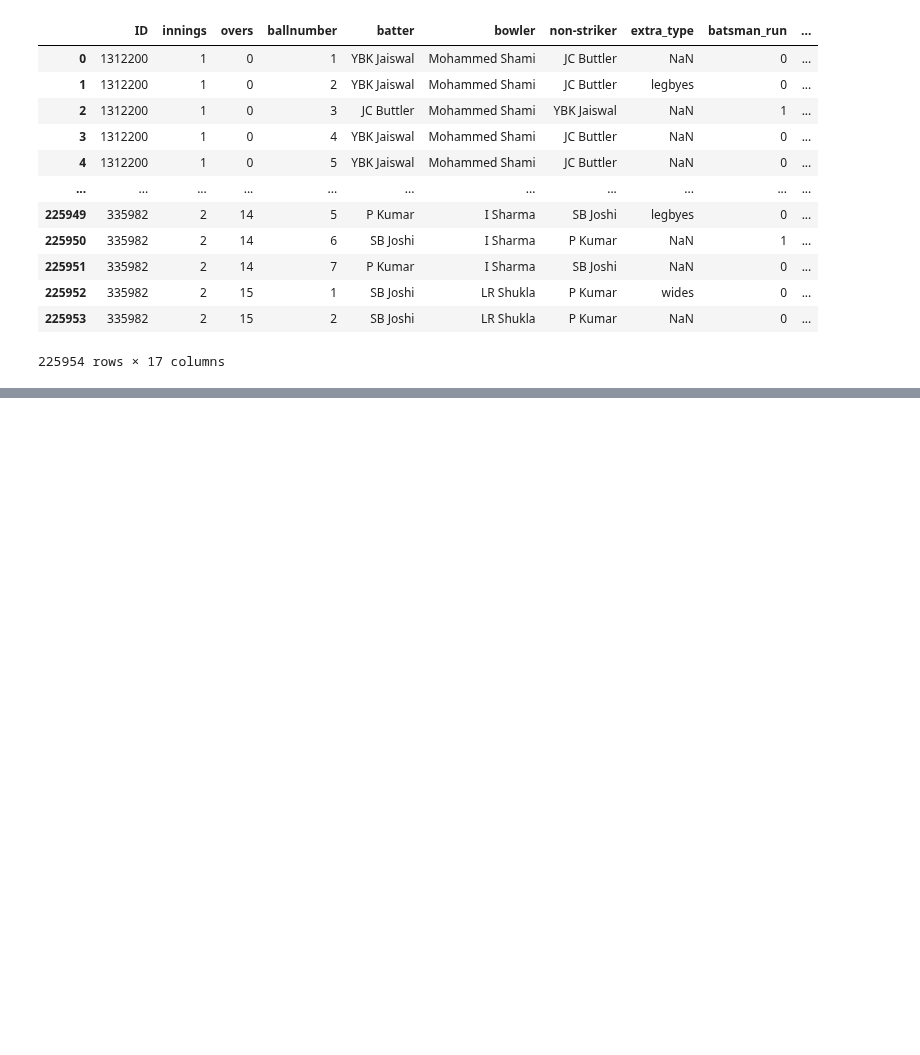
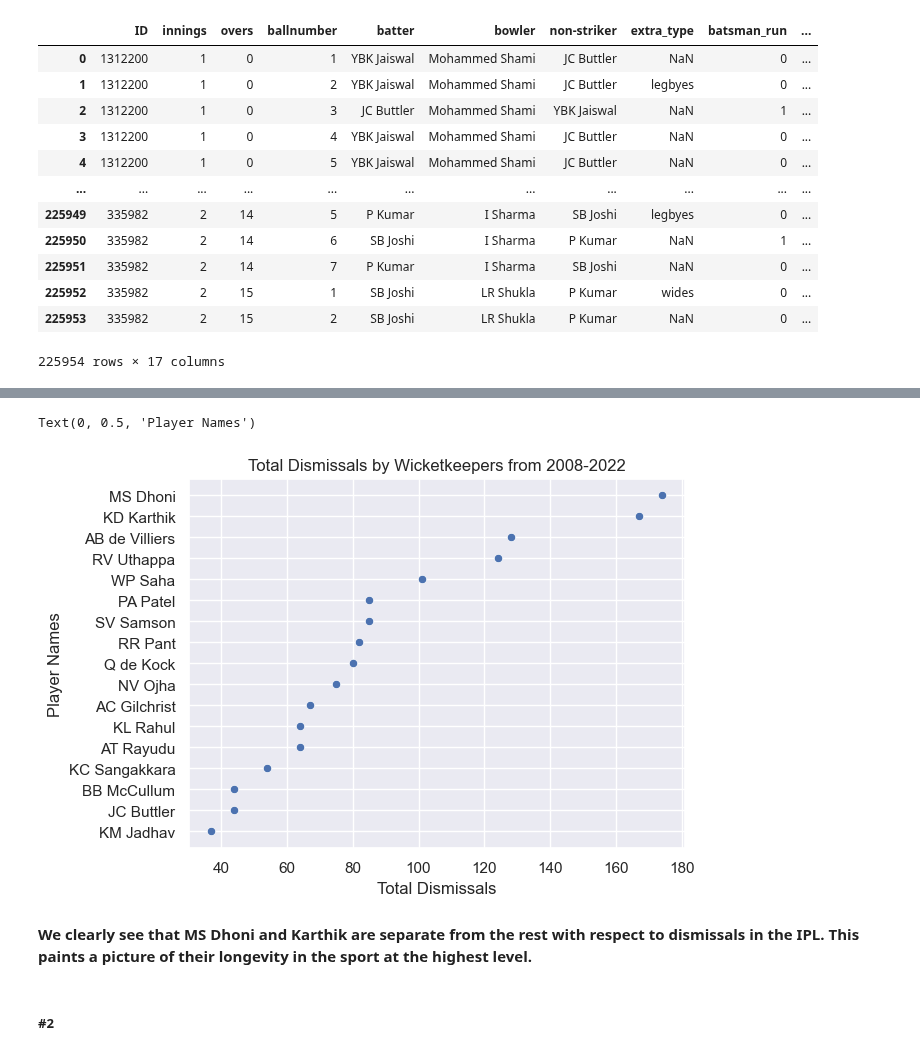
Before and after one commit to ubco-W2022T2-data301/project-group-group60, a Jupyter notebook: analysis/analysis3.ipynb, the cells around one changed output, grey strips where cells are left out. Drawn from its saved outputs; the diff is of its cells as text; code cells hidden in the pictures; blank space fills up the shorter version.

```diff
--- a/analysis/analysis3.ipynb
+++ b/analysis/analysis3.ipynb
@@ -45,0 +85,4 @@ matches
+# %%
+keeper_stats = df[(df['fielders_involved'].isin(us))]
+ks = keeper_stats
+ks
@@ -45,0 +103,11 @@ matches
+# %%
+temp = ks[ks['kind'] == 'caught']
+final_wicketkeeping =  ks.groupby(temp["fielders_involved"])[["kind"]].count()
+
+temp = ks[ks['kind'] == 'stumped']
+df2 =  ks.groupby(temp["fielders_involved"])[["kind"]].count()
+
+df3 = pd.DataFrame(ks.groupby('fielders_involved')['ID'].nunique())
+df3
+
+df2
@@ -45,0 +133,10 @@ matches
+# %%
+final_wicketkeeping['Stumpings'] = df2['kind']
+final_wicketkeeping['Innings'] = df3['ID']
+final_wicketkeeping = final_wicketkeeping.rename(columns={'kind': 'Catches'})
+final_wicketkeeping
+fws=final_wicketkeeping
+
+fws  = fws[(fws['Innings'] >= 30)]
+final_wicketkeeping = fws
+final_wicketkeeping
@@ -45,0 +163,6 @@ matches
+# %%
+final_wicketkeeping['Dismissals'] = (final_wicketkeeping['Catches'] + final_wicketkeeping['Stumpings'])
+final_wicketkeeping['Dis/Inn'] = (final_wicketkeeping['Dismissals'])/final_wicketkeeping['Innings']
+final_wicketkeeping= final_wicketkeeping.sort_values('Dis/Inn', ascending=False)
+fws = final_wicketkeeping
+fws
@@ -45,0 +195,16 @@ matches
+# %%
+import seaborn as snsv
+import matplotlib.pyplot as plt
+fws=fws.sort_values('Dismissals', ascending=False)
+sns.set_theme(style="darkgrid")
+sns.scatterplot(data=fws, x='Dismissals', y='fielders_involved')
+plt.title('Total Dismissals by Wicketkeepers from 2008-2022')
+plt.xlabel('Total Dismissals')
+plt.ylabel('Player Names')
+# %% [output]
+Text(0, 0.5, 'Player Names')
+[figure, added]
+# %% [markdown]
+**We clearly see that MS Dhoni and Karthik are separate from the rest with respect to dismissals in the IPL. This paints a picture of their longevity in the sport at the highest level.**
+# %% [markdown]
+##### **#2**
```
Also changed, not shown: parts of 12 cells of this notebook.
